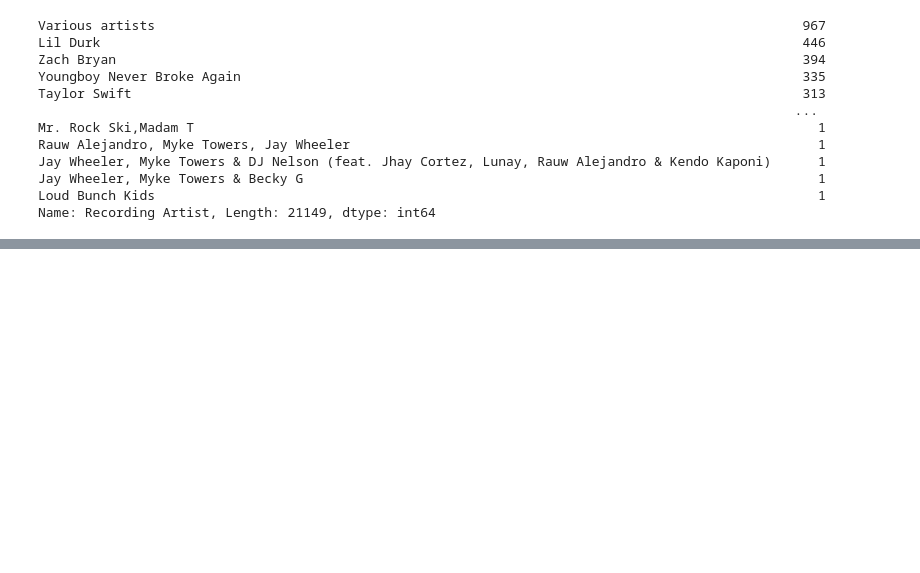
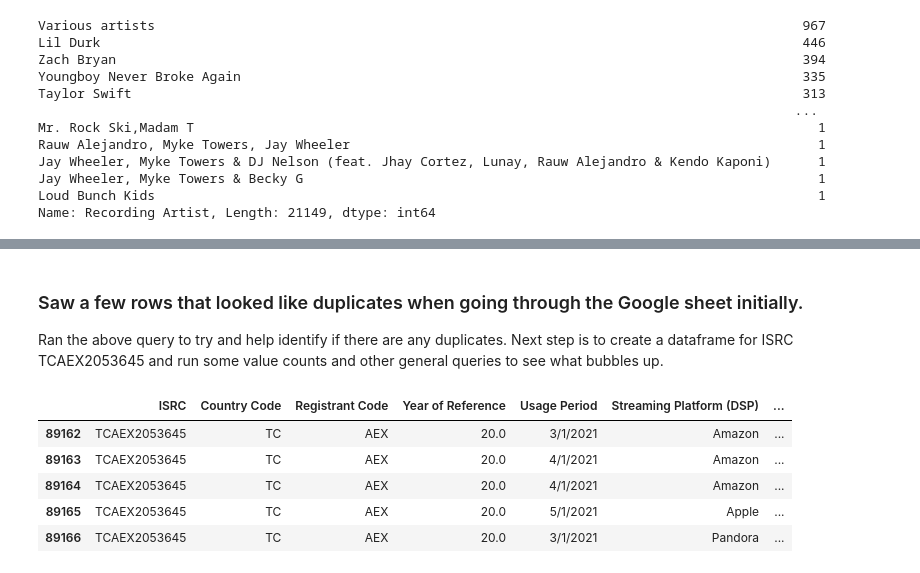
Before and after one commit to LJRollerII/mlc-project-napster, a Jupyter notebook: notebook/mlc_insights.ipynb, the cells around one changed output, grey strips where cells are left out. Cells and saved outputs as stored; diff of their text form; code cells hidden in the pictures; blank space fills up the shorter version.

Commit message:
Focused on identifying duplicates in the data as part of a general attempt at EDA but was largely unsuccessful in this attempt.

```diff
--- a/notebook/mlc_insights.ipynb
+++ b/notebook/mlc_insights.ipynb
@@ -170,0 +187,13 @@ Name: Recording Artist, Length: 21149, dtype: int64
+# %% [markdown]
+### Saw a few rows that looked like duplicates when going through the Google sheet initially.
+Ran the above query to try and help identify if there are any duplicates. Next step is to create a dataframe for ISRC TCAEX2053645 and run some value counts and other general queries to see what bubbles up.
+# %%
+TCAEX2053645 = mlc.loc[mlc['ISRC'] == 'TCAEX2053645']
+TCAEX2053645.head()
+# %% [output]
+|  | ISRC | Country Code | Registrant Code | Year of Reference | Usage Period | Streaming Platform (DSP) | ... |
+| 89162 | TCAEX2053645 | TC | AEX | 20.0 | 3/1/2021 | Amazon | ... |
+| 89163 | TCAEX2053645 | TC | AEX | 20.0 | 4/1/2021 | Amazon | ... |
+| 89164 | TCAEX2053645 | TC | AEX | 20.0 | 4/1/2021 | Amazon | ... |
+| 89165 | TCAEX2053645 | TC | AEX | 20.0 | 5/1/2021 | Apple | ... |
+| 89166 | TCAEX2053645 | TC | AEX | 20.0 | 3/1/2021 | Pandora | ... |
```
Also changed, not shown: parts of 7 cells of this notebook.
